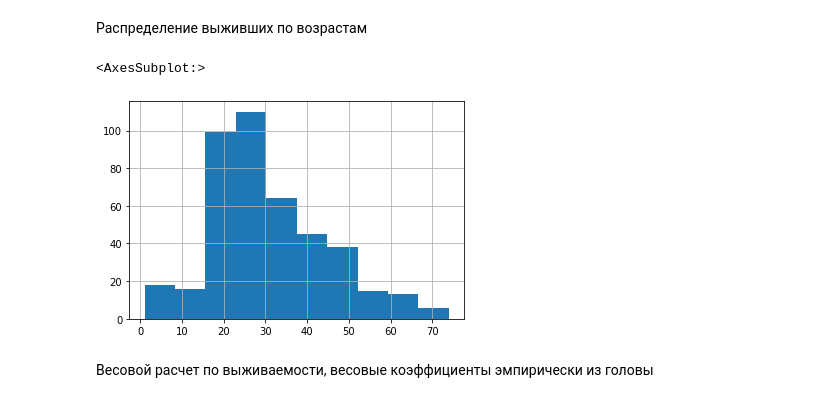
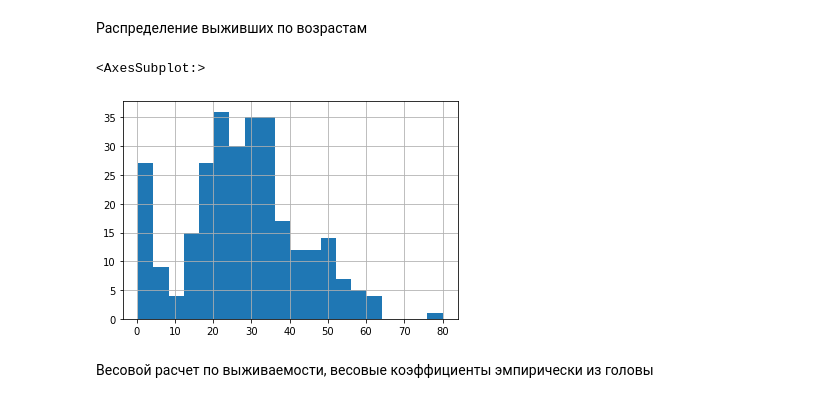
Before and after one commit to prophet-roshak/ml-course-brunoyam-2558, a Jupyter notebook: homework/02-homework.ipynb, the cells around one changed output. Saved outputs shown, nothing was run; the diff lists cells and outputs as text; code cells hidden in the pictures.

```diff
--- a/homework/02-homework.ipynb
+++ b/homework/02-homework.ipynb
@@ -173,10 +177,10 @@ survived_by_class(3)
 # %% [markdown]
 Распределение выживших по возрастам
 # %%
-df[(df["Survived"]==0)]["Age"].hist(bins=10)
+df[(df["Survived"]==1)]["Age"].hist(bins=20)
 # %% [output]
 <AxesSubplot:>
-[figure, old version]
+[figure, new version]
 # %% [markdown]
 Весовой расчет по выживаемости, весовые коэффициенты эмпирически из головы
 # %%
```
Also changed, not shown: parts of 2 cells of this notebook.
